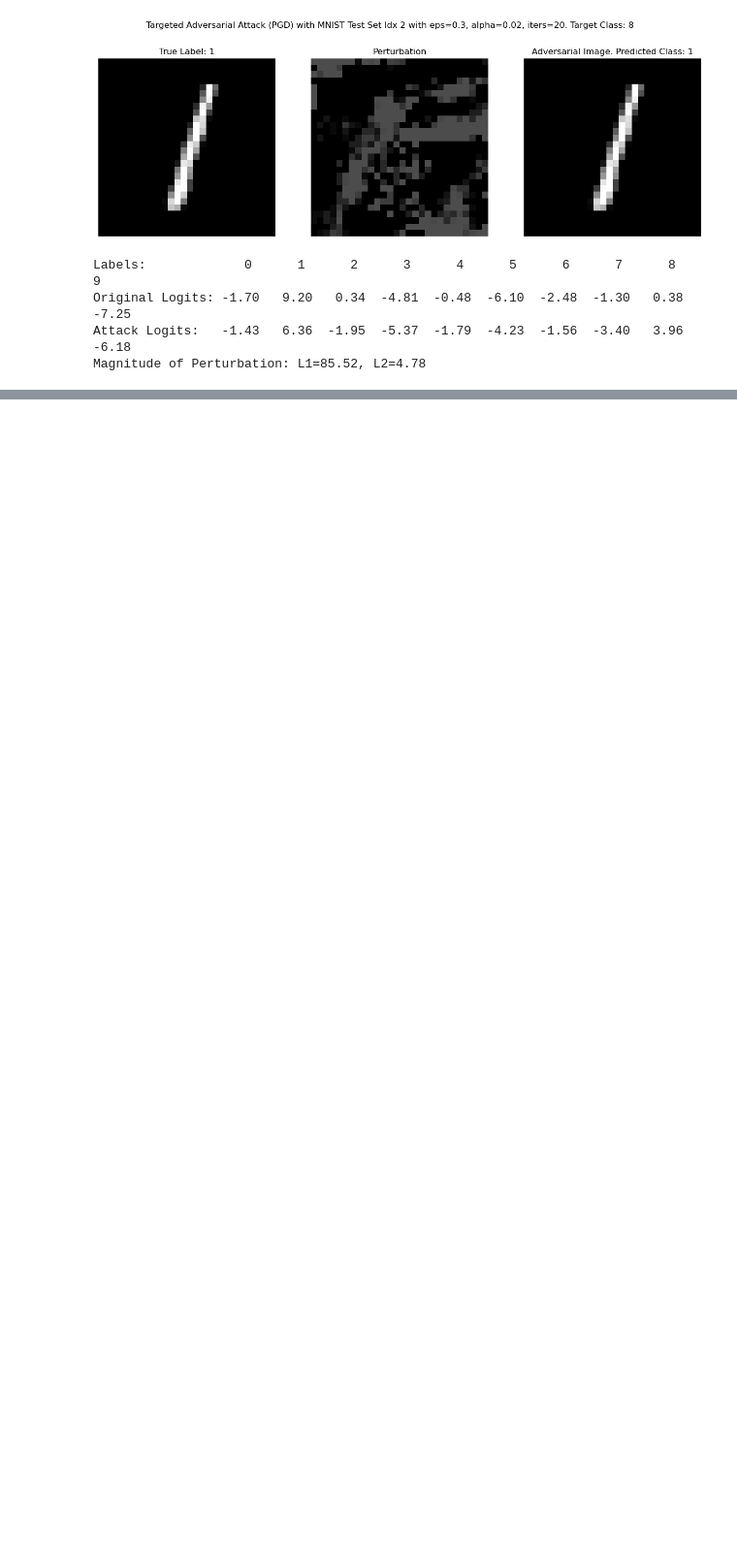
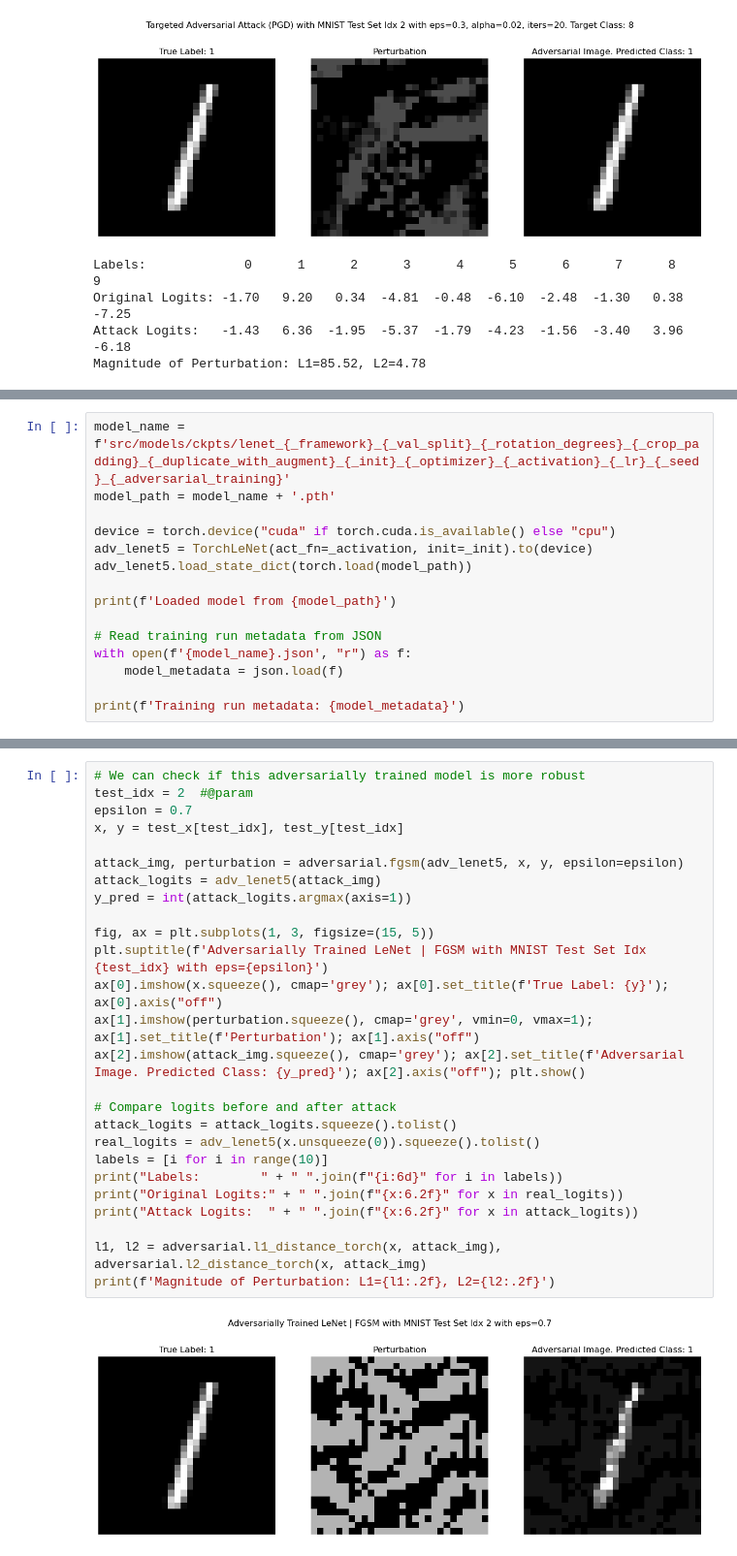
Before and after one commit to ncarolan/lenet-5, a Jupyter notebook: lenet.ipynb, the cells around one changed output, grey strips where cells are left out. Shown at 97% size. Cells and saved outputs as stored; diff of their text form; blank space fills up the shorter version.

```diff
--- a/lenet.ipynb
+++ b/lenet.ipynb
@@ -723,0 +769,15 @@ Magnitude of Perturbation: L1=85.52, L2=4.78
+# %%
+model_name = f'src/models/ckpts/lenet_{_framework}_{_val_split}_{_rotation_degrees}_{_crop_padding}_{_duplicate_with_augment}_{_init}_{_optimizer}_{_activation}_{_lr}_{_seed}_{_adversarial_training}'
+model_path = model_name + '.pth'
+
+device = torch.device("cuda" if torch.cuda.is_available() else "cpu")
+adv_lenet5 = TorchLeNet(act_fn=_activation, init=_init).to(device)
+adv_lenet5.load_state_dict(torch.load(model_path))
+
+print(f'Loaded model from {model_path}')
+
+# Read training run metadata from JSON
+with open(f'{model_name}.json', "r") as f:
+    model_metadata = json.load(f)
+
+print(f'Training run metadata: {model_metadata}')
@@ -723,0 +787,28 @@ Magnitude of Perturbation: L1=85.52, L2=4.78
+# %%
+# We can check if this adversarially trained model is more robust
+test_idx = 2  #@param
+epsilon = 0.7
+x, y = test_x[test_idx], test_y[test_idx]
+
+attack_img, perturbation = adversarial.fgsm(adv_lenet5, x, y, epsilon=epsilon)
+attack_logits = adv_lenet5(attack_img)
+y_pred = int(attack_logits.argmax(axis=1))
+
+fig, ax = plt.subplots(1, 3, figsize=(15, 5))
+plt.suptitle(f'Adversarially Trained LeNet | FGSM with MNIST Test Set Idx {test_idx} with eps={epsilon}')
+ax[0].imshow(x.squeeze(), cmap='grey'); ax[0].set_title(f'True Label: {y}'); ax[0].axis("off")
+ax[1].imshow(perturbation.squeeze(), cmap='grey', vmin=0, vmax=1); ax[1].set_title(f'Perturbation'); ax[1].axis("off")
+ax[2].imshow(attack_img.squeeze(), cmap='grey'); ax[2].set_title(f'Adversarial Image. Predicted Class: {y_pred}'); ax[2].axis("off"); plt.show()
+
+# Compare logits before and after attack
+attack_logits = attack_logits.squeeze().tolist()
+real_logits = adv_lenet5(x.unsqueeze(0)).squeeze().tolist()
+labels = [i for i in range(10)]
+print("Labels:        " + " ".join(f"{i:6d}" for i in labels))
+print("Original Logits:" + " ".join(f"{x:6.2f}" for x in real_logits))
+print("Attack Logits:  " + " ".join(f"{x:6.2f}" for x in attack_logits))
+
+l1, l2 = adversarial.l1_distance_torch(x, attack_img), adversarial.l2_distance_torch(x, attack_img)
+print(f'Magnitude of Perturbation: L1={l1:.2f}, L2={l2:.2f}')
+# %% [output]
+[figure, added]
```
Also changed, not shown: parts of 11 cells of this notebook, 1 other file.
